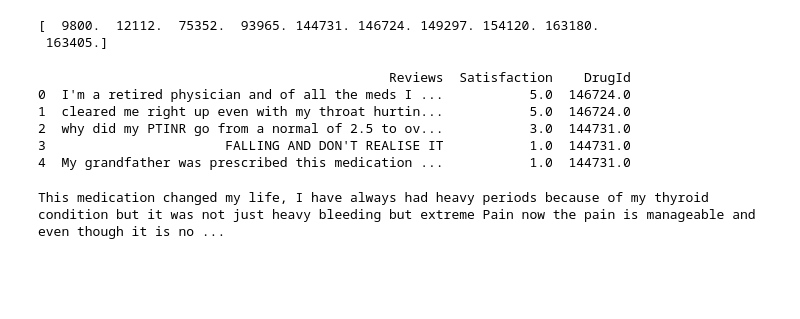
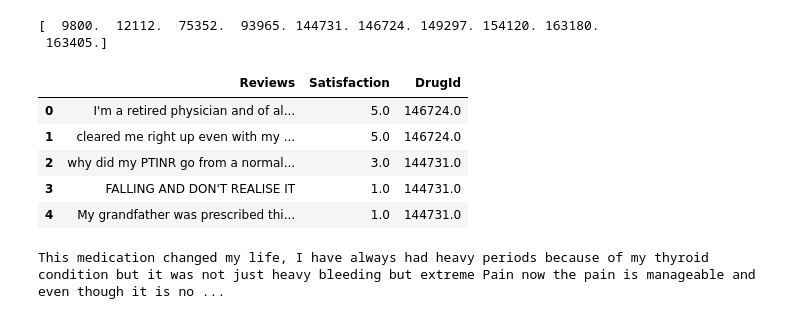
Before and after one commit to divyamadala30/medical-drug-review, a Jupyter notebook: notebooks/medical_review.ipynb, the cells around one changed output. Saved outputs shown, nothing was run; the diff lists cells and outputs as text; code cells hidden in the pictures; blank space fills up the shorter version.

```diff
--- a/notebooks/medical_review.ipynb
+++ b/notebooks/medical_review.ipynb
@@ -19,18 +42,18 @@ print(drugIds[0:10])
 # %%
 relevant_cols=['Reviews','Satisfaction','DrugId']
 products = products.loc[:, relevant_cols]
 
 products.dropna(subset=['Reviews','Satisfaction','DrugId'], inplace=True)
 products.reset_index(drop=True, inplace=True)
 
-print(products.head())
+products.head()
 # %% [output]
-                                             Reviews  Satisfaction    DrugId
-0  I'm a retired physician and of all the meds I ...           5.0  146724.0
-1  cleared me right up even with my throat hurtin...           5.0  146724.0
-2  why did my PTINR go from a normal of 2.5 to ov...           3.0  144731.0
-3                       FALLING AND DON'T REALISE IT           1.0  144731.0
-4  My grandfather was prescribed this medication ...           1.0  144731.0
+|  | Reviews | Satisfaction | DrugId |
+| 0 | I'm a retired physician and of al... | 5.0 | 146724.0 |
+| 1 | cleared me right up even with my ... | 5.0 | 146724.0 |
+| 2 | why did my PTINR go from a normal... | 3.0 | 144731.0 |
+| 3 | FALLING AND DON'T REALISE IT | 1.0 | 144731.0 |
+| 4 | My grandfather was prescribed thi... | 1.0 | 144731.0 |
 # %%
 print(products['Reviews'][70])
 # %% [output]
```
Also changed, not shown: parts of 41 cells of this notebook, 3 other files.
